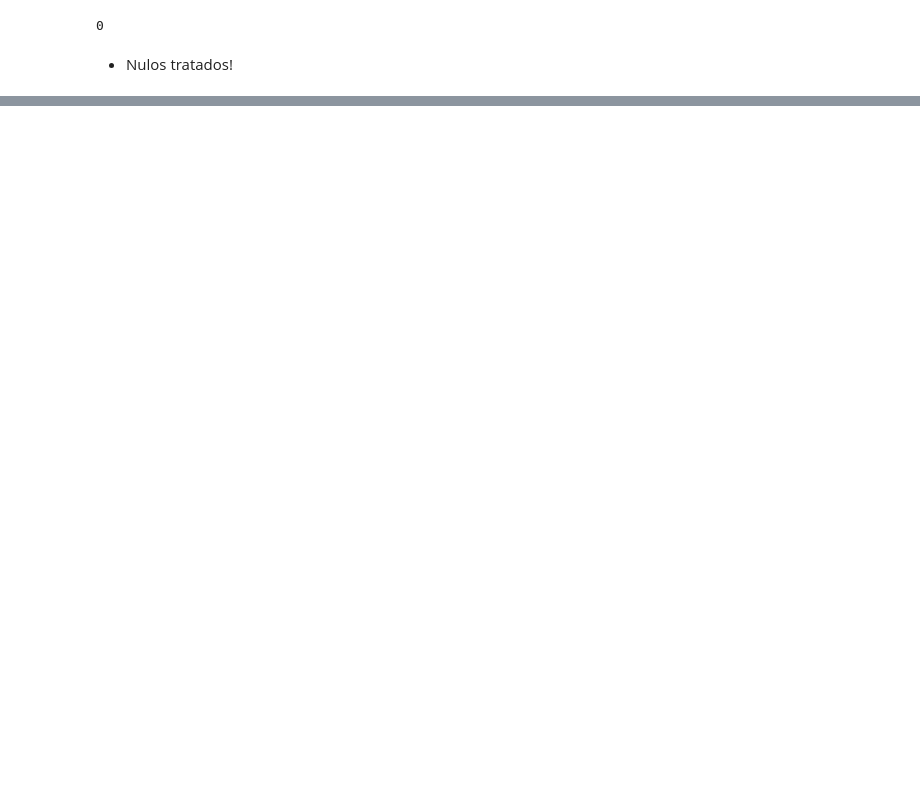
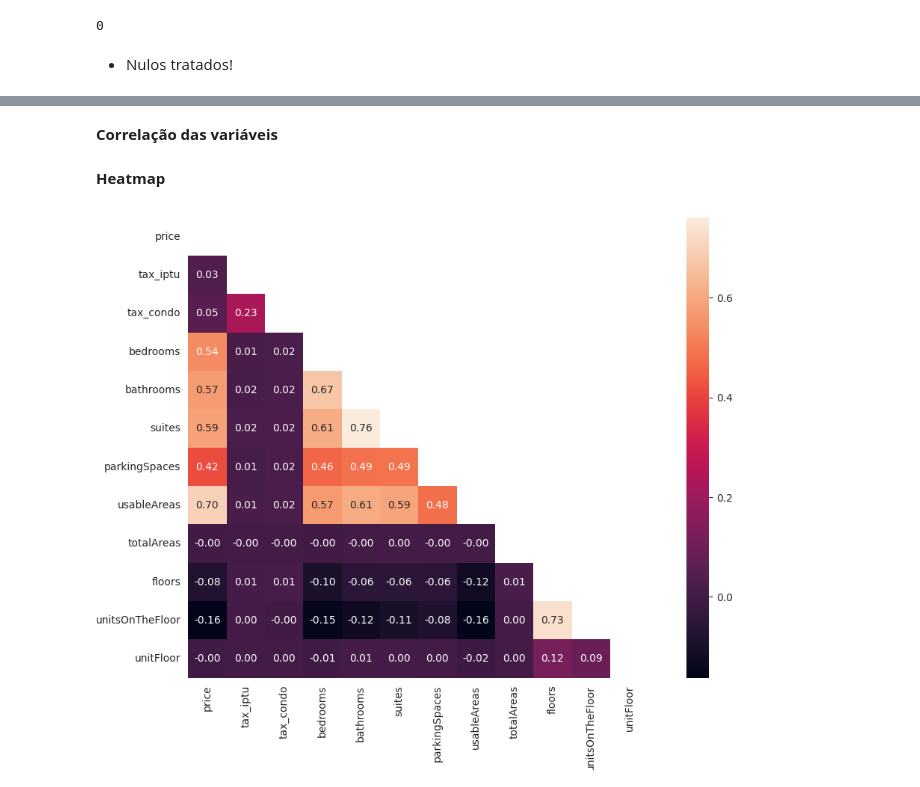
Before and after one commit to DieGod-DS/Previsao_Preco_Imovel, a Jupyter notebook: code/EDA.ipynb, the cells around one changed output, grey strips where cells are left out. Drawn from its saved outputs; the diff is of its cells as text; code cells hidden in the pictures; blank space fills up the shorter version.

```diff
--- a/code/EDA.ipynb
+++ b/code/EDA.ipynb
@@ -235,0 +321,3 @@ data_imoveis.prices_tax_condo.isnull().sum()
+# %%
+data_imoveis.drop(['customerID', 'source', 'types_usage', 'address_city', 'address_location_lon', 'address_location_lat',
+                   'address_neighborhood'], axis=1, inplace=True)
@@ -235,0 +333,11 @@ data_imoveis.prices_tax_condo.isnull().sum()
+# %%
+col_dict = {
+    'types_unit' : 'unit', 'address_zone':'zone', 'prices_price':'price', 'prices_tax_condo':'tax_condo',
+    'prices_tax_iptu': 'tax_iptu', 'features_bedrooms': 'bedrooms', 'features_bathrooms': 'bathrooms',
+    'features_suites':'suites', 'features_parkingSpaces': 'parkingSpaces', 'features_usableAreas': 'usableAreas',
+    'features_totalAreas':'totalAreas', 'features_floors':'floors', 'features_unitsOnTheFloor': 'unitsOnTheFloor',
+    'features_unitFloor': 'unitFloor'
+}
+
+data_imoveis = data_imoveis.rename(col_dict, axis=1)
+data_imoveis.head()
@@ -235,0 +351,17 @@ data_imoveis.prices_tax_condo.isnull().sum()
+# %% [markdown]
+**Correlação das variáveis**
+# %%
+data_numeric = ['price', 'tax_iptu', 'tax_condo', 'bedrooms', 'bathrooms', 'suites', 'parkingSpaces', 'usableAreas', 'totalAreas',
+                'floors', 'unitsOnTheFloor', 'unitFloor']
+# %% [markdown]
+**Heatmap**
+# %%
+correlacao = data_imoveis[data_numeric].corr()
+
+mask = np.zeros_like(correlacao)
+mask[np.triu_indices_from(mask)] = True
+with sns.axes_style('white'):
+    f, ax = plt.subplots(figsize=(13,8))
+    ax = sns.heatmap(correlacao, mask=mask, square=True, fmt='.2f', annot=True)
+# %% [output]
+[figure, added]
```
Also changed, not shown: parts of 46 cells of this notebook.
